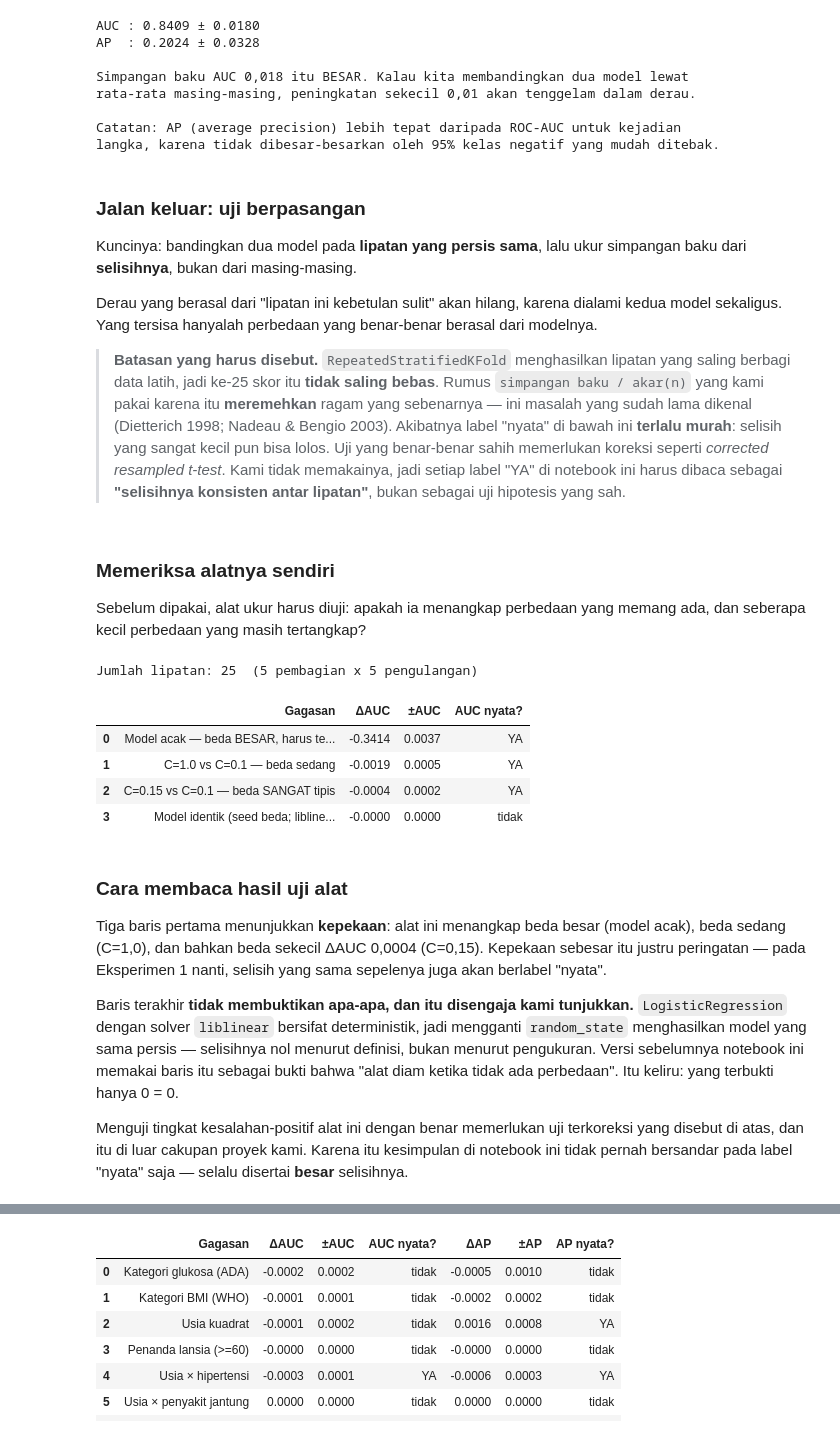
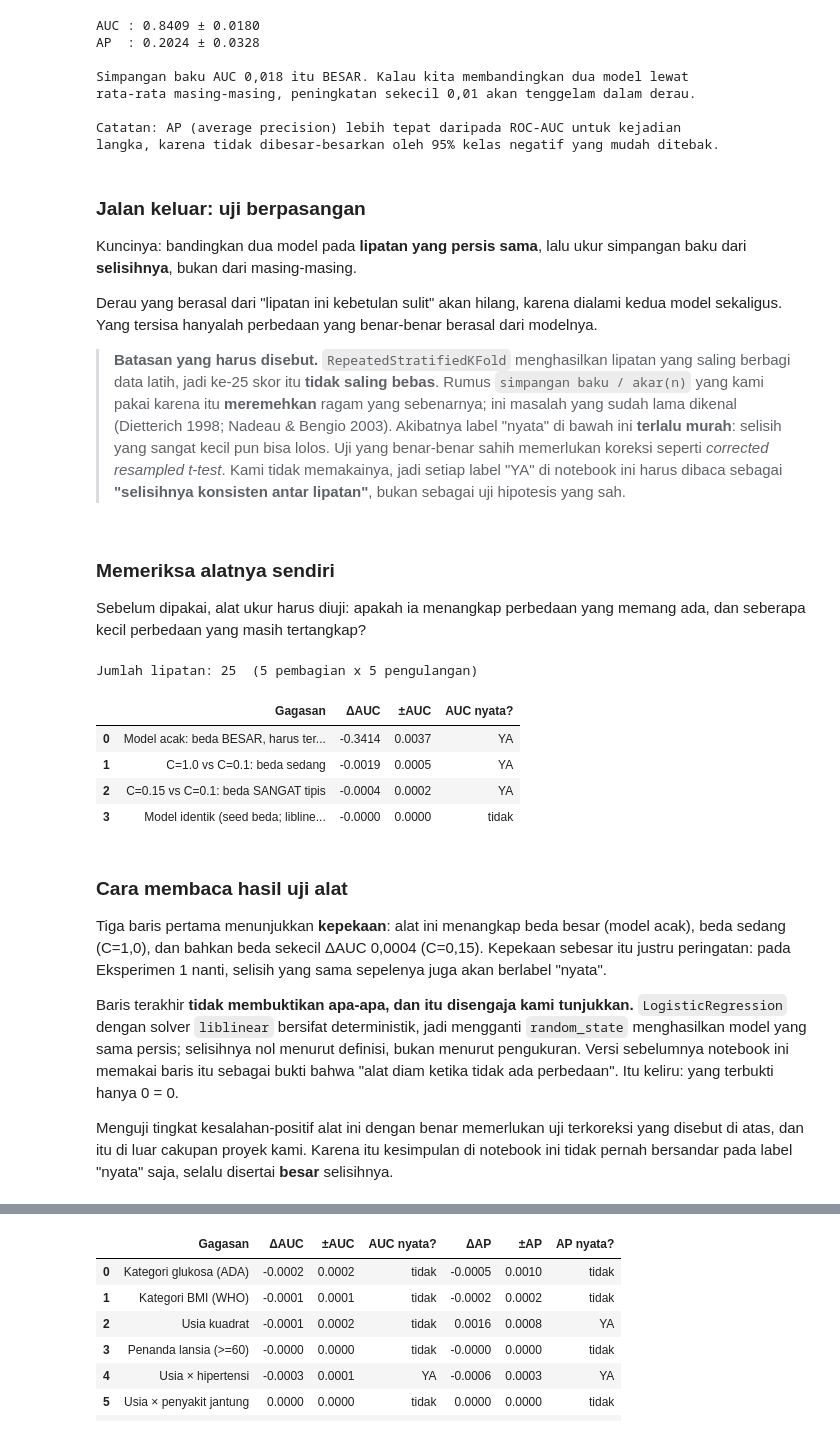
Before and after one commit to ravi-arnan/machine-learning, a Jupyter notebook: notebooks/09_eksperimen.ipynb, the cells around one changed output, grey strips where cells are left out. Cells and saved outputs as stored; diff of their text form; code cells hidden in the pictures.

```diff
--- a/notebooks/09_eksperimen.ipynb
+++ b/notebooks/09_eksperimen.ipynb
@@ -131,7 +131,7 @@ modelnya.
 > **Batasan yang harus disebut.** `RepeatedStratifiedKFold` menghasilkan lipatan yang
 > saling berbagi data latih, jadi ke-25 skor itu **tidak saling bebas**. Rumus
 > `simpangan baku / akar(n)` yang kami pakai karena itu **meremehkan** ragam yang
-> sebenarnya — ini masalah yang sudah lama dikenal (Dietterich 1998; Nadeau & Bengio
+> sebenarnya; ini masalah yang sudah lama dikenal (Dietterich 1998; Nadeau & Bengio
 > 2003). Akibatnya label "nyata" di bawah ini **terlalu murah**: selisih yang sangat
 > kecil pun bisa lolos. Uji yang benar-benar sahih memerlukan koreksi seperti
 > *corrected resampled t-test*. Kami tidak memakainya, jadi setiap label "YA" di
@@ -170,44 +170,44 @@ dan seberapa kecil perbedaan yang masih tertangkap?
 # %%
 uji_alat = [
     banding(DummyClassifier(strategy="stratified", random_state=SEED),
-            "Model acak — beda BESAR, harus tertangkap"),
+            "Model acak: beda BESAR, harus tertangkap"),
     banding(make_pipeline(StandardScaler(),
                           LogisticRegression(C=1.0, penalty="l1", solver="liblinear",
                                              max_iter=5000, random_state=SEED)),
-            "C=1.0 vs C=0.1 — beda sedang"),
+            "C=1.0 vs C=0.1: beda sedang"),
     banding(make_pipeline(StandardScaler(),
                           LogisticRegression(C=0.15, penalty="l1", solver="liblinear",
                                              max_iter=5000, random_state=SEED)),
-            "C=0.15 vs C=0.1 — beda SANGAT tipis"),
+            "C=0.15 vs C=0.1: beda SANGAT tipis"),
     banding(make_pipeline(StandardScaler(),
                           LogisticRegression(C=0.1, penalty="l1", solver="liblinear",
                                              max_iter=5000, random_state=SEED + 1)),
             "Model identik (seed beda; liblinear deterministik)"),
 ]
 print(f"Jumlah lipatan: {cv.get_n_splits()}  (5 pembagian x 5 pengulangan)")
 pd.DataFrame(uji_alat)[["Gagasan", "ΔAUC", "±AUC", "AUC nyata?"]]
 # %% [output]
 Jumlah lipatan: 25  (5 pembagian x 5 pengulangan)
 |  | Gagasan | ΔAUC | ±AUC | AUC nyata? |
-| 0 | Model acak — beda BESAR, harus te... | -0.3414 | 0.0037 | YA |
-| 1 | C=1.0 vs C=0.1 — beda sedang | -0.0019 | 0.0005 | YA |
-| 2 | C=0.15 vs C=0.1 — beda SANGAT tipis | -0.0004 | 0.0002 | YA |
+| 0 | Model acak: beda BESAR, harus ter... | -0.3414 | 0.0037 | YA |
+| 1 | C=1.0 vs C=0.1: beda sedang | -0.0019 | 0.0005 | YA |
+| 2 | C=0.15 vs C=0.1: beda SANGAT tipis | -0.0004 | 0.0002 | YA |
 | 3 | Model identik (seed beda; libline... | -0.0000 | 0.0000 | tidak |
 # %% [markdown]
 ### Cara membaca hasil uji alat
 
 Tiga baris pertama menunjukkan **kepekaan**: alat ini menangkap beda besar (model acak),
 beda sedang (C=1,0), dan bahkan beda sekecil ΔAUC 0,0004 (C=0,15). Kepekaan sebesar itu
-justru peringatan — pada Eksperimen 1 nanti, selisih yang sama sepelenya juga akan
+justru peringatan: pada Eksperimen 1 nanti, selisih yang sama sepelenya juga akan
 berlabel "nyata".
 
 Baris terakhir **tidak membuktikan apa-apa, dan itu disengaja kami tunjukkan.**
 `LogisticRegression` dengan solver `liblinear` bersifat deterministik, jadi mengganti
-`random_state` menghasilkan model yang sama persis — selisihnya nol menurut definisi,
+`random_state` menghasilkan model yang sama persis; selisihnya nol menurut definisi,
 bukan menurut pengukuran. Versi sebelumnya notebook ini memakai baris itu sebagai bukti
 bahwa "alat diam ketika tidak ada perbedaan". Itu keliru: yang terbukti hanya 0 = 0.
 
 Menguji tingkat kesalahan-positif alat ini dengan benar memerlukan uji terkoreksi yang
 disebut di atas, dan itu di luar cakupan proyek kami. Karena itu kesimpulan di notebook
-ini tidak pernah bersandar pada label "nyata" saja — selalu disertai **besar** selisihnya.
+ini tidak pernah bersandar pada label "nyata" saja, selalu disertai **besar** selisihnya.
 # %% [markdown]
```
Also changed, not shown: parts of 17 cells of this notebook, 10 other files.
